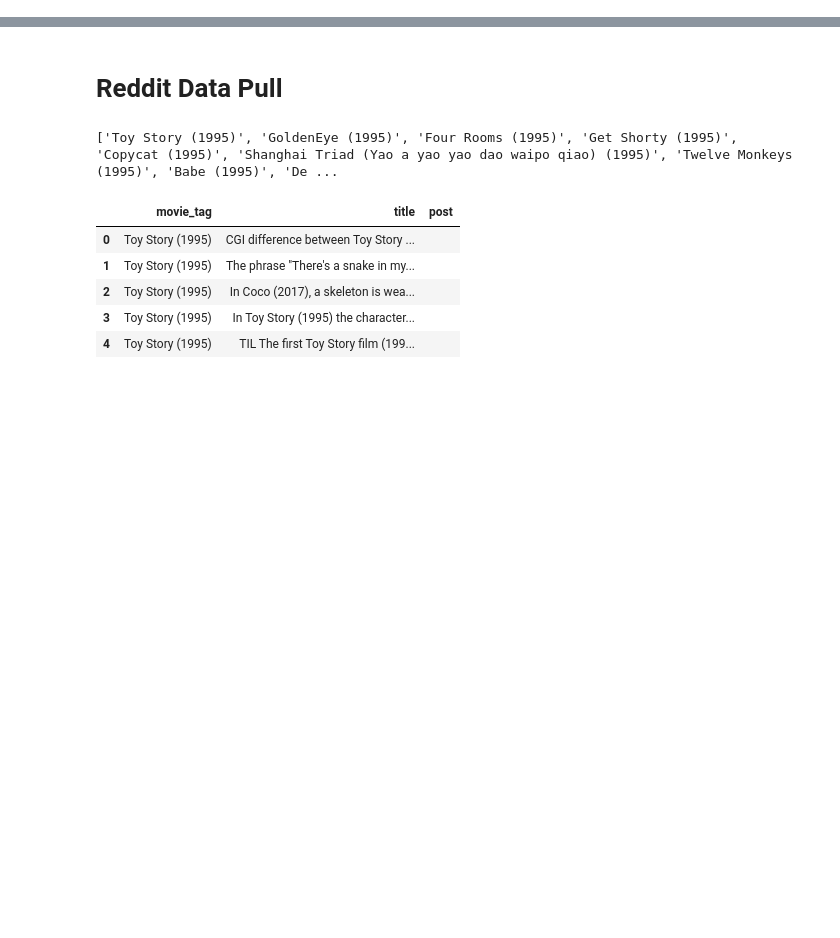
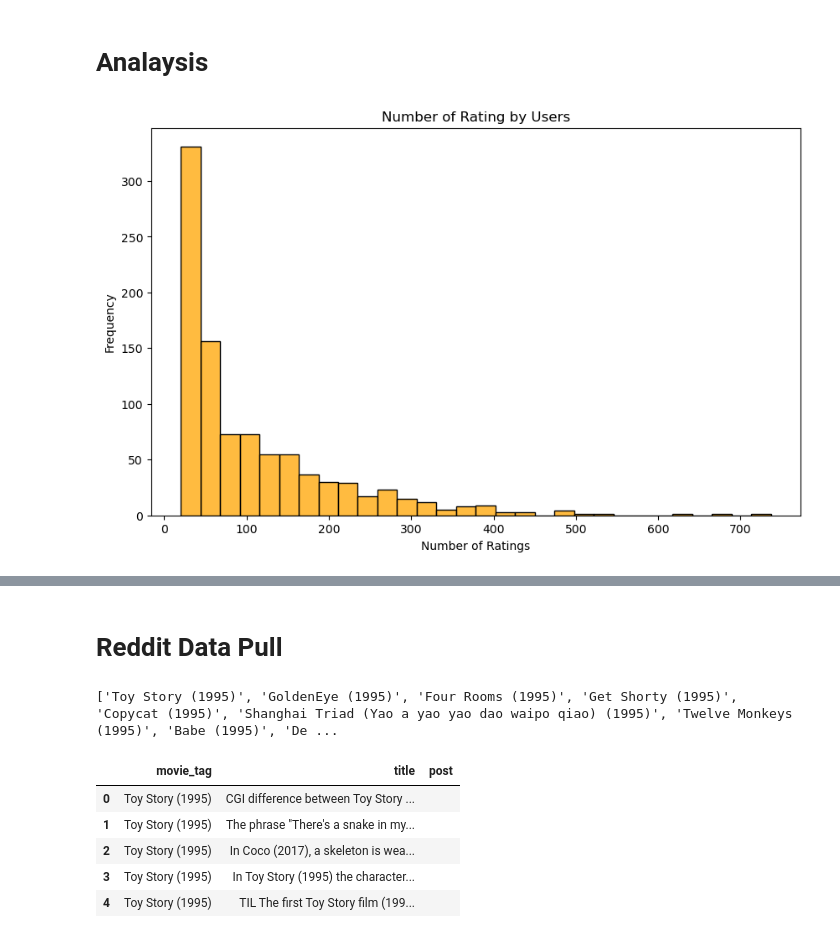
Before and after one commit to HemantRajSingh/collaborative-hybrid-recommender, a Jupyter notebook: notebooks/data_exploration.ipynb, the cells around one changed output, grey strips where cells are left out. Drawn from its saved outputs; the diff is of its cells as text; code cells hidden in the pictures; blank space fills up the shorter version.

```diff
--- a/notebooks/data_exploration.ipynb
+++ b/notebooks/data_exploration.ipynb
@@ -106,0 +225,14 @@ print(genre_columns)
+# %% [markdown]
+# Analaysis
+# %%
+# User Rating Patterns
+
+user_rating_count = merged_data.groupby('UserID')['Rating'].count()
+plt.figure(figsize= (10,6))
+sns.histplot(user_rating_count, kde = False, bins = 30, color = 'orange')
+plt.title("Number of Rating by Users")
+plt.xlabel("Number of Ratings")
+plt.ylabel("Frequency")
+plt.show()
+# %% [output]
+[figure, added]
```
Also changed, not shown: parts of 34 cells of this notebook, 1 other file.
